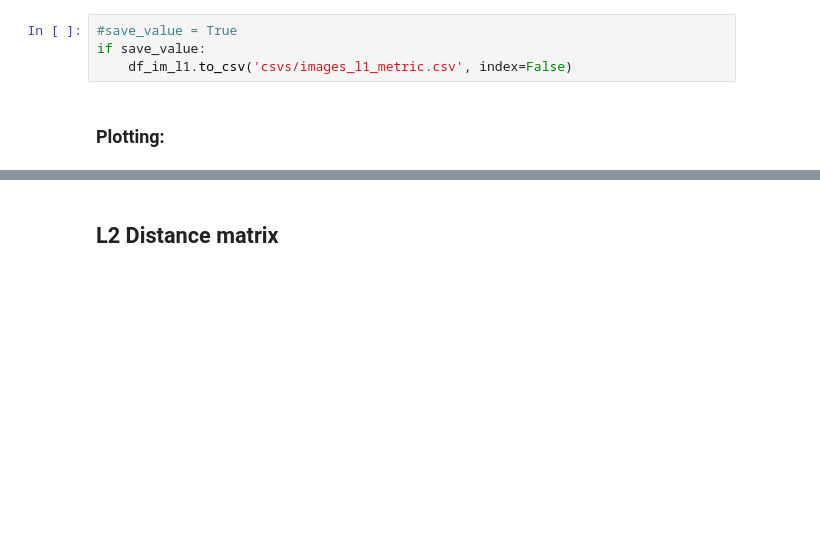
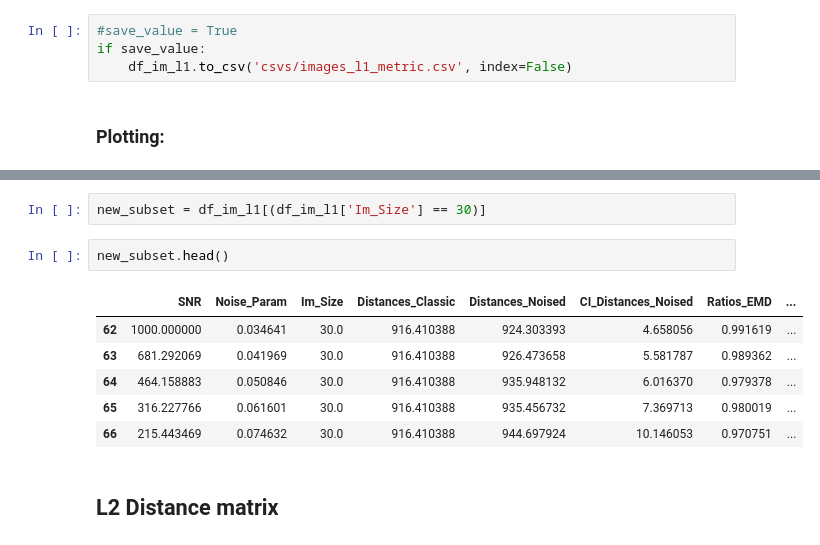
Before and after one commit to warik21/Thesis, a Jupyter notebook: notebooks/images_w_p_vs_l2_plotting.ipynb, the cells around one changed output, grey strips where cells are left out. Saved outputs shown, nothing was run; the diff lists cells and outputs as text; blank space fills up the shorter version.

```diff
--- a/notebooks/images_w_p_vs_l2_plotting.ipynb
+++ b/notebooks/images_w_p_vs_l2_plotting.ipynb
@@ -146,3 +181,14 @@ plt.savefig('images/comparison/images_l1')
+# %%
+new_subset = df_im_l1[(df_im_l1['Im_Size'] == 30)]
+# %%
+new_subset.head()
+# %% [output]
+|  | SNR | Noise_Param | Im_Size | Distances_Classic | Distances_Noised | CI_Distances_Noised | Ratios_EMD | ... |
+| 62 | 1000.000000 | 0.034641 | 30.0 | 916.410388 | 924.303393 | 4.658056 | 0.991619 | ... |
+| 63 | 681.292069 | 0.041969 | 30.0 | 916.410388 | 926.473658 | 5.581787 | 0.989362 | ... |
+| 64 | 464.158883 | 0.050846 | 30.0 | 916.410388 | 935.948132 | 6.016370 | 0.979378 | ... |
+| 65 | 316.227766 | 0.061601 | 30.0 | 916.410388 | 935.456732 | 7.369713 | 0.980019 | ... |
+| 66 | 215.443469 | 0.074632 | 30.0 | 916.410388 | 944.697924 | 10.146053 | 0.970751 | ... |
 # %% [markdown]
 ## L2 Distance matrix
 # %% [markdown]
```
Also changed, not shown: parts of 9 cells of this notebook, 4 other files.
